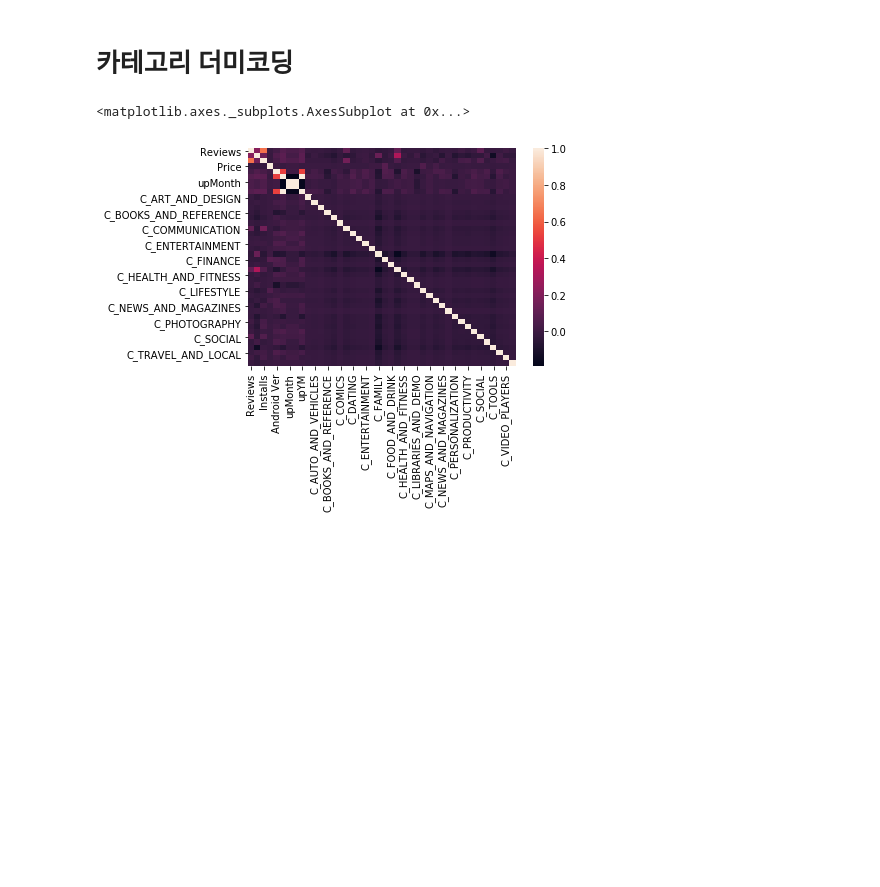
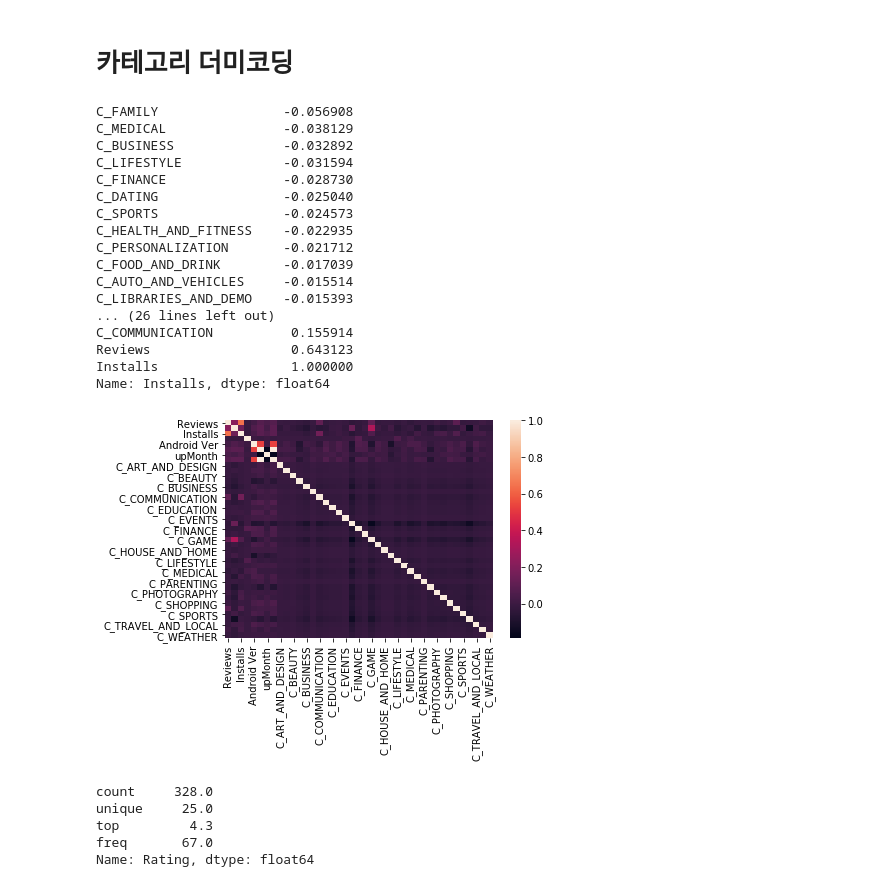
Before and after one commit to kim4pb/python-101, a Jupyter notebook: google_appstore_eda_together.ipynb, the cells around one changed output. Saved outputs shown, nothing was run; the diff lists cells and outputs as text; code cells hidden in the pictures; blank space fills up the shorter version.

```diff
--- a/google_appstore_eda_together.ipynb
+++ b/google_appstore_eda_together.ipynb
@@ -7,5 +6,5 @@ import numpy as np
 # %%
-df = pd.read_csv('googleplaystore.csv')
+df = pd.read_csv('../data/googleplaystore.csv')
 # %% [markdown]
 ### 컬럼 설명
 Current Ver = 어플 업데이트 버전
@@ -281,9 +300,6 @@ array(['1', '2', 'nan', '6', '3', '5', '4', '11', '0', '8', '10', '18',
       dtype=object)
 # %% [markdown]
 # 안드로이드 버전
-# %%
-df2 = pd.read_csv('googleplaystore.csv')
-df['Android Ver'] = df2['Android Ver']
 # %%
 df['Android Ver']
 # %% [output]
@@ -327,7 +358,8 @@ df['Android Ver'] = df['Android Ver'].apply(lambda x: x if x is None
 # %% [markdown]
 # 카테고리 더미코딩
 # %%
-df = pd.get_dummies(df, columns=['Category'], prefix='C')
+df['Category2'] = df['Category']
+df = pd.get_dummies(df, columns=['Category2'], prefix='C')
 # %%
 df['Reviews'] = df['Reviews'].apply(lambda x: float(x))
 df['Size'] = df['Size'].apply(lambda x: float(x))
@@ -338,6 +370,23 @@ df['Android Ver'] = df['Android Ver'].apply(lambda x: float(x))
 # %%
 corr = df.corr()
 sns.heatmap(corr)
+corr['Installs'].sort_values()
 # %% [output]
-<matplotlib.axes._subplots.AxesSubplot at 0x...>
+C_FAMILY                -0.056908
+C_MEDICAL               -0.038129
+C_BUSINESS              -0.032892
+C_LIFESTYLE             -0.031594
+C_FINANCE               -0.028730
+C_DATING                -0.025040
+C_SPORTS                -0.024573
+C_HEALTH_AND_FITNESS    -0.022935
+C_PERSONALIZATION       -0.021712
+C_FOOD_AND_DRINK        -0.017039
+C_AUTO_AND_VEHICLES     -0.015514
+C_LIBRARIES_AND_DEMO    -0.015393
+... (26 lines left out)
+C_COMMUNICATION          0.155914
+Reviews                  0.643123
+Installs                 1.000000
+Name: Installs, dtype: float64
-[figure, old version]
+[figure, new version]
@@ -343,0 +395,8 @@ sns.heatmap(corr)
+# %%
+comm['Rating'].describe()
+# %% [output]
+count     328.0
+unique     25.0
+top         4.3
+freq       67.0
+Name: Rating, dtype: float64
```
Also changed, not shown: parts of 26 cells of this notebook.
